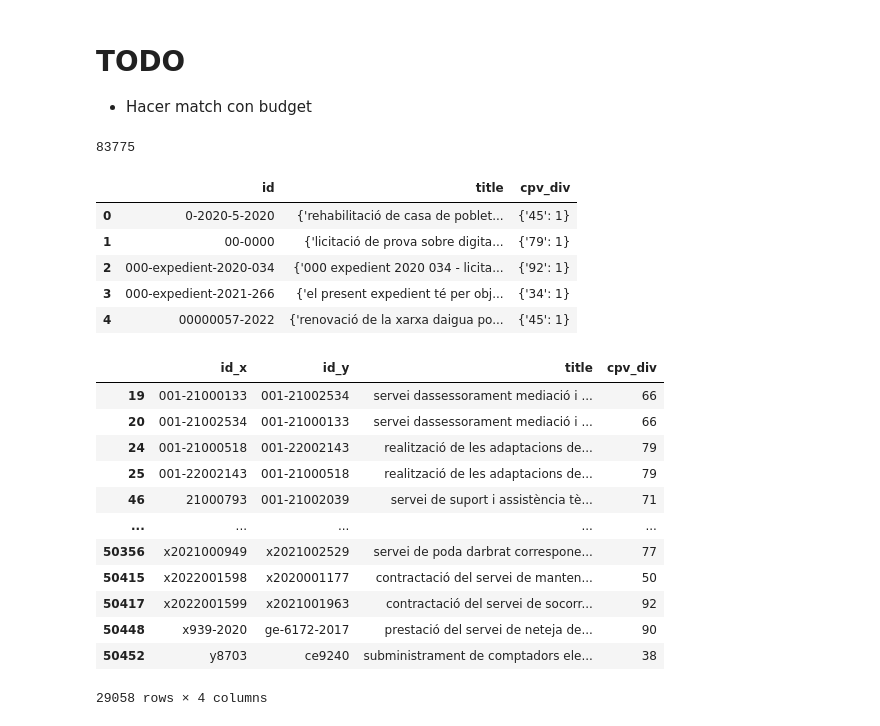
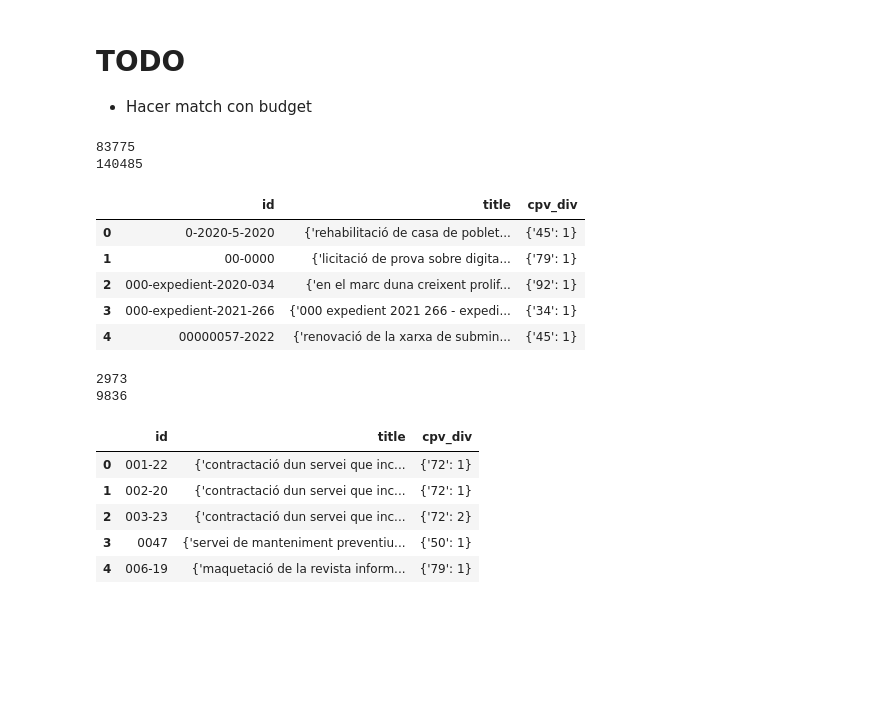
Before and after one commit to nextprocurement/NP-Company-Process, a Jupyter notebook: match_tender.ipynb, the cells around one changed output. Cells and saved outputs as stored; diff of their text form; code cells hidden in the pictures; blank space fills up the shorter version.

```diff
--- a/match_tender.ipynb
+++ b/match_tender.ipynb
@@ -403,15 +404,17 @@ matched_id["cpv_div"] = cpv_div
 
 matched_id = matched_id[["id", "title", "cpv_div"]]
 print(len(matched_id))
+print(sum(matched_id["title"].apply(lambda x: sum(x.values()))))
 display(matched_id.head())
 # %% [output]
 83775
+140485
 |  | id | title | cpv_div |
 | 0 | 0-2020-5-2020 | {'rehabilitació de casa de poblet... | {'45': 1} |
 | 1 | 00-0000 | {'licitació de prova sobre digita... | {'79': 1} |
-| 2 | 000-expedient-2020-034 | {'000 expedient 2020 034 - licita... | {'92': 1} |
-| 3 | 000-expedient-2021-266 | {'el present expedient té per obj... | {'34': 1} |
-| 4 | 00000057-2022 | {'renovació de la xarxa daigua po... | {'45': 1} |
+| 2 | 000-expedient-2020-034 | {'en el marc duna creixent prolif... | {'92': 1} |
+| 3 | 000-expedient-2021-266 | {'000 expedient 2021 266 - expedi... | {'34': 1} |
+| 4 | 00000057-2022 | {'renovació de la xarxa de submin... | {'45': 1} |
 # %%
 # Match tenders by title and CPV
 matched_aux = pd.merge(
@@ -435,58 +438,50 @@ matched_aux = matched_aux[
         "cpv_div",
     ]
 ]
 matched_aux = matched_aux[matched_aux["id_x"] != matched_aux["id_y"]]
 
 # # ERROR
 # matched_aux[
 #     (~matched_aux["id_x"].isin(matched_id["id"]))
 #     & (~matched_aux["id_y"].isin(matched_id["id"]))
 # ]
 
 
-# m_x = matched_aux[~matched_aux["id_x"].isin(matched_aux["id_y"])].rename({"id_x":"id"}, axis=1)
-# m_y = matched_aux[~matched_aux["id_y"].isin(matched_aux["id_x"])].rename({"id_y":"id"}, axis=1)
-# matched_aux = pd.merge(
-#     m_x,
-#     m_y,
-#     how="outer",
-#     left_on="id",
-#     right_on="id",
-# )
+m_x = matched_aux.loc[
+    ~matched_aux["id_x"].isin(matched_id["id"]), ["id_x", "title", "cpv_div"]
+].rename({"id_x": "id"}, axis=1)
+m_y = matched_aux.loc[
+    ~matched_aux["id_y"].isin(matched_id["id"]), ["id_y", "title", "cpv_div"]
+].rename({"id_y": "id"}, axis=1)
+matched_aux = pd.concat([m_x, m_y]).groupby("id").agg(Counter).reset_index()
 
 # title = []
 # cpv_div = []
 # for tx, ty, cx, cy in matched_aux[["title_x", "title_y", "cpv_div_x", "cpv_div_y"]].values:
 #     title.append(Counter(set([tx, ty])-set([np.nan])))
 #     cpv_div.append(Counter(set([cx, cy])-set([np.nan])))
 #     # t = dict()
 #     # c = dict()
 #     # t.update(tx if not pd.isna(tx) else dict())
 #     # t.update(ty if not pd.isna(ty) else dict())
 #     # c.update(cx if not pd.isna(cx) else dict())
 #     # c.update(cy if not pd.isna(cy) else dict())
 #     # title.append(t)
 #     # cpv_div.append(c)
 
 # matched_aux["title"] = title
 # matched_aux["cpv_div"] = cpv_div
 
-# matched_aux = matched_aux[["id", "title", "cpv_div"]]
-# print(len(matched_aux))
-# display(matched_aux.head())
+matched_aux = matched_aux[["id", "title", "cpv_div"]]
+print(len(matched_aux))
+print(sum(matched_aux["title"].apply(lambda x: sum(x.values()))))
+display(matched_aux.head())
+# %% [output]
+2973
+9836
+|  | id | title | cpv_div |
+| 0 | 001-22 | {'contractació dun servei que inc... | {'72': 1} |
+| 1 | 002-20 | {'contractació dun servei que inc... | {'72': 1} |
+| 2 | 003-23 | {'contractació dun servei que inc... | {'72': 2} |
+| 3 | 0047 | {'servei de manteniment preventiu... | {'50': 1} |
+| 4 | 006-19 | {'maquetació de la revista inform... | {'79': 1} |
-# %%
-matched_aux
-# %% [output]
-|  | id_x | id_y | title | cpv_div |
-| 19 | 001-21000133 | 001-21002534 | servei dassessorament mediació i ... | 66 |
-| 20 | 001-21002534 | 001-21000133 | servei dassessorament mediació i ... | 66 |
-| 24 | 001-21000518 | 001-22002143 | realització de les adaptacions de... | 79 |
-| 25 | 001-22002143 | 001-21000518 | realització de les adaptacions de... | 79 |
-| 46 | 21000793 | 001-21002039 | servei de suport i assistència tè... | 71 |
-| ... | ... | ... | ... | ... |
-| 50356 | x2021000949 | x2021002529 | servei de poda darbrat correspone... | 77 |
-| 50415 | x2022001598 | x2020001177 | contractació del servei de manten... | 50 |
-| 50417 | x2022001599 | x2021001963 | contractació del servei de socorr... | 92 |
-| 50448 | x939-2020 | ge-6172-2017 | prestació del servei de neteja de... | 90 |
-| 50452 | y8703 | ce9240 | subministrament de comptadors ele... | 38 |
-29058 rows × 4 columns
```
Also changed, not shown: parts of 18 cells of this notebook.
